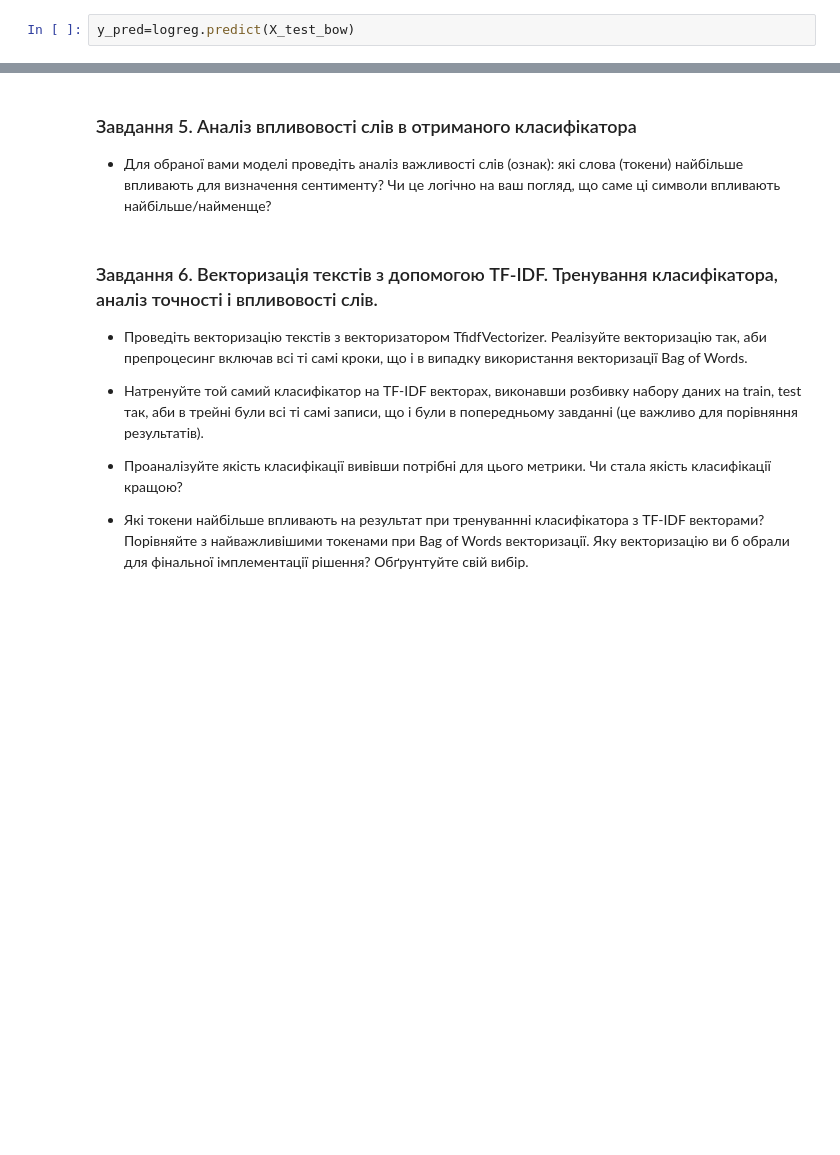
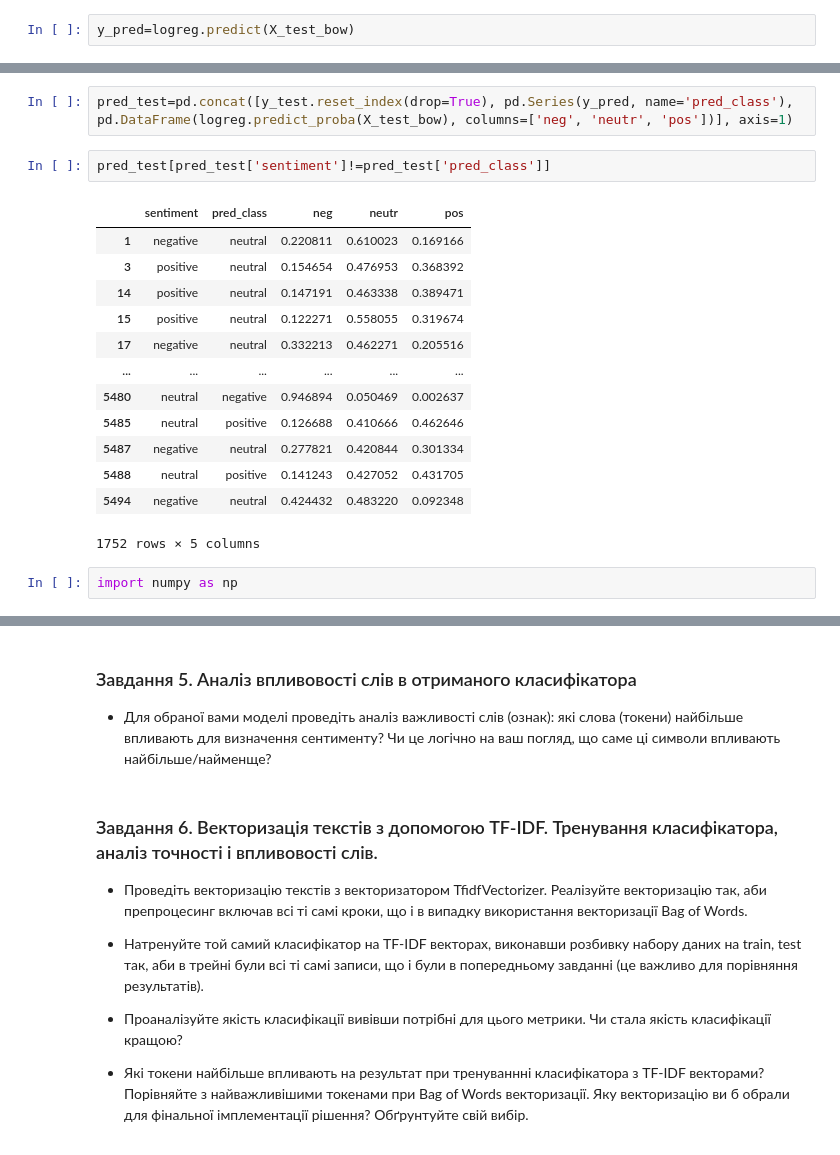
Before and after one commit to Daria-Lytvynenko/ML_course, a Jupyter notebook: HW_NLP_Classification.ipynb, the cells around one changed output, grey strips where cells are left out. Cells and saved outputs as stored; diff of their text form; blank space fills up the shorter version.

```diff
--- a/HW_NLP_Classification.ipynb
+++ b/HW_NLP_Classification.ipynb
@@ -217,0 +239,20 @@ accuracy_score(y_test, y_pred)
+# %%
+pred_test=pd.concat([y_test.reset_index(drop=True), pd.Series(y_pred, name='pred_class'), pd.DataFrame(logreg.predict_proba(X_test_bow), columns=['neg', 'neutr', 'pos'])], axis=1)
+# %%
+pred_test[pred_test['sentiment']!=pred_test['pred_class']]
+# %% [output]
+|  | sentiment | pred_class | neg | neutr | pos |
+| 1 | negative | neutral | 0.220811 | 0.610023 | 0.169166 |
+| 3 | positive | neutral | 0.154654 | 0.476953 | 0.368392 |
+| 14 | positive | neutral | 0.147191 | 0.463338 | 0.389471 |
+| 15 | positive | neutral | 0.122271 | 0.558055 | 0.319674 |
+| 17 | negative | neutral | 0.332213 | 0.462271 | 0.205516 |
+| ... | ... | ... | ... | ... | ... |
+| 5480 | neutral | negative | 0.946894 | 0.050469 | 0.002637 |
+| 5485 | neutral | positive | 0.126688 | 0.410666 | 0.462646 |
+| 5487 | negative | neutral | 0.277821 | 0.420844 | 0.301334 |
+| 5488 | neutral | positive | 0.141243 | 0.427052 | 0.431705 |
+| 5494 | negative | neutral | 0.424432 | 0.483220 | 0.092348 |
+1752 rows × 5 columns
+# %%
+import numpy as np
```
Also changed, not shown: parts of 12 cells of this notebook.
